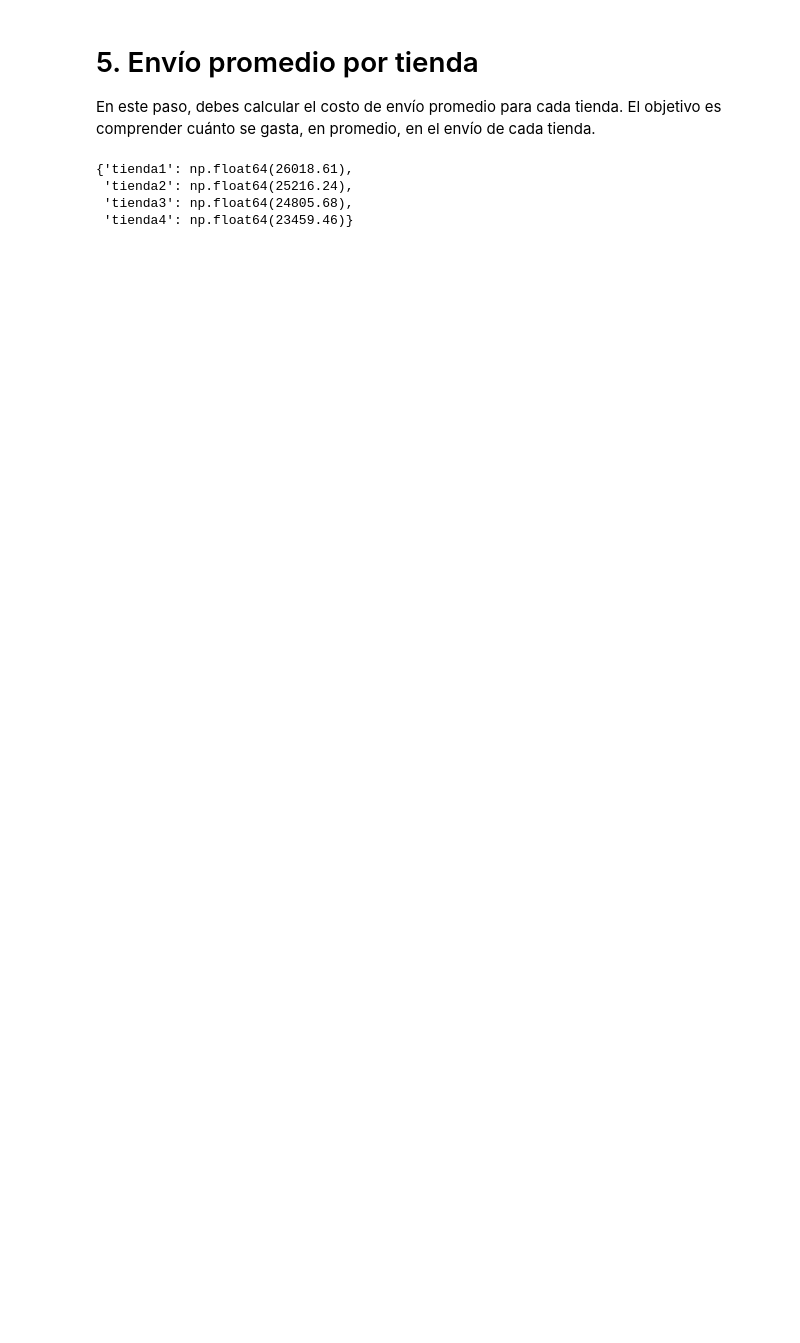
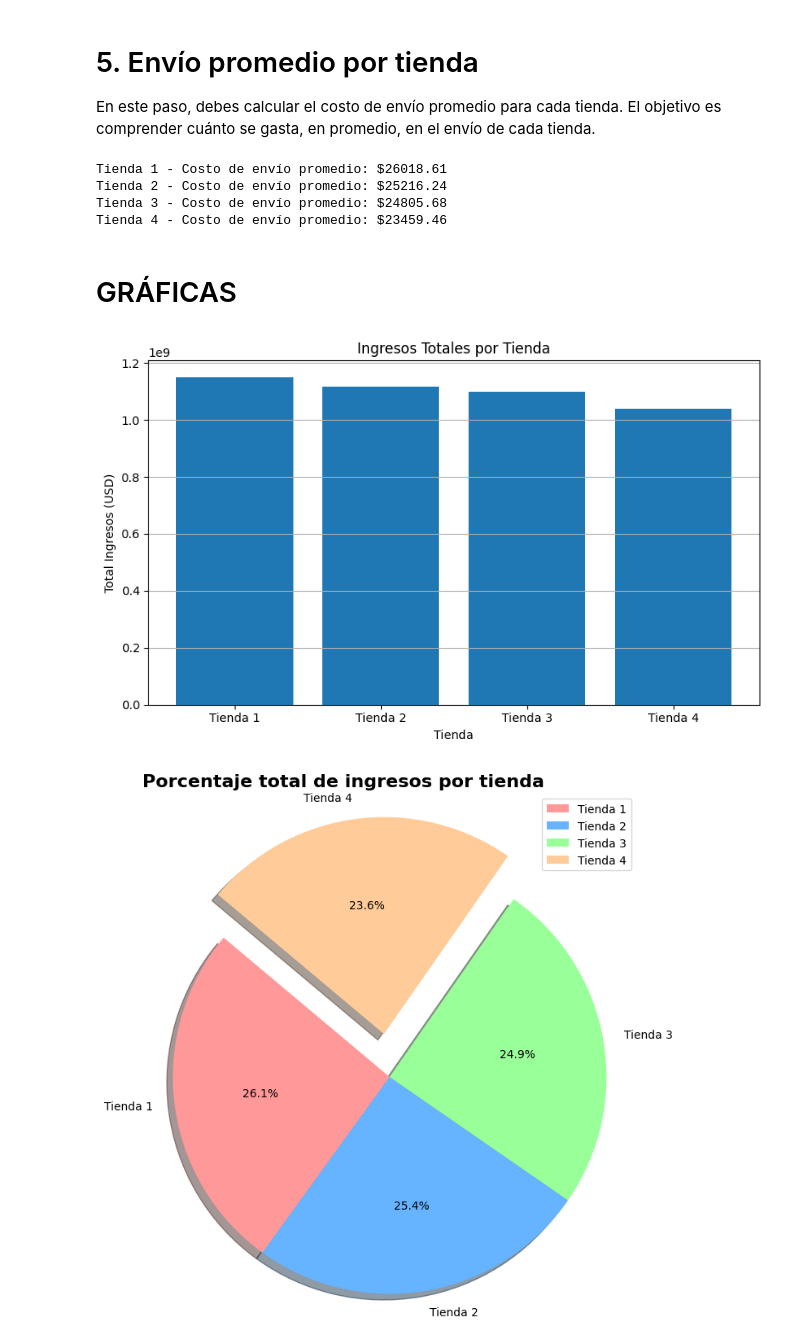
Before and after one commit to anber-02/challenge-alura-store-latam, a Jupyter notebook: AluraStoreLatam.ipynb, the cells around one changed output. Cells and saved outputs as stored; diff of their text form; code cells hidden in the pictures; blank space fills up the shorter version.

```diff
--- a/AluraStoreLatam.ipynb
+++ b/AluraStoreLatam.ipynb
@@ -188,10 +134,49 @@ plt.show()
 # 5. Envío promedio por tienda
 En este paso, debes calcular el costo de envío promedio para cada tienda. El objetivo es comprender cuánto se gasta, en promedio, en el envío de cada tienda.
 # %%
-average_shipping_cost_per_store = {key: round(store['Costo de envío'].mean(), 2) for key, store in df_tiendas.items()}
-average_shipping_cost_per_store
+average_shipping_cost_per_store = {key: f"{store['Costo de envío'].mean():.2f}" for key, store in df_tiendas.items()}
+
+for key, value in average_shipping_cost_per_store.items():
+    print(f"{key} - Costo de envío promedio: ${value}")
 # %% [output]
-{'tienda1': np.float64(26018.61),
- 'tienda2': np.float64(25216.24),
- 'tienda3': np.float64(24805.68),
- 'tienda4': np.float64(23459.46)}
+Tienda 1 - Costo de envío promedio: $26018.61
+Tienda 2 - Costo de envío promedio: $25216.24
+Tienda 3 - Costo de envío promedio: $24805.68
+Tienda 4 - Costo de envío promedio: $23459.46
+# %% [markdown]
+# GRÁFICAS
+# %%
+import matplotlib.pyplot as plt
+
+# Gráfica de los ingresos totales por
+plt.figure(figsize=(8,5))
+plt.bar(revenue_per_store.keys(), revenue_per_store.values())
+plt.title('Ingresos Totales por Tienda')
+plt.ylabel('Total Ingresos (USD)')
+plt.xlabel('Tienda')
+plt.grid(axis='y')
+plt.tight_layout()
+plt.show()
+
+
+colors = ['#FF9999', '#66B3FF', '#99FF99', '#FFCC99']
+explode = [0.2 if value == min(revenue_per_store.values()) else 0 for value in revenue_per_store.values()]
+
+plt.figure(figsize=(7,7))
+plt.title('Porcentaje total de ingresos por tienda', fontsize=16, fontweight='bold', loc="left",)
+plt.pie(revenue_per_store.values(),
+        labels=revenue_per_store.keys(),
+        shadow=True,
+        startangle=140,
+        colors=colors,
+        explode=explode,
+        autopct="%1.1f%%"
+        )
+plt.legend()
+
+plt.axis('equal')
+plt.tight_layout()
+plt.show()
+# %% [output]
+[figure, added]
+[figure, added]
```
Also changed, not shown: parts of 25 cells of this notebook.
